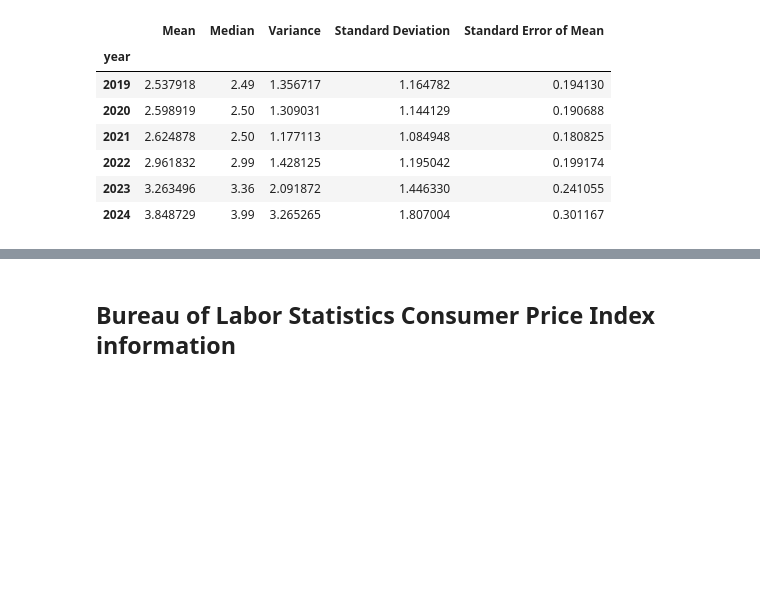
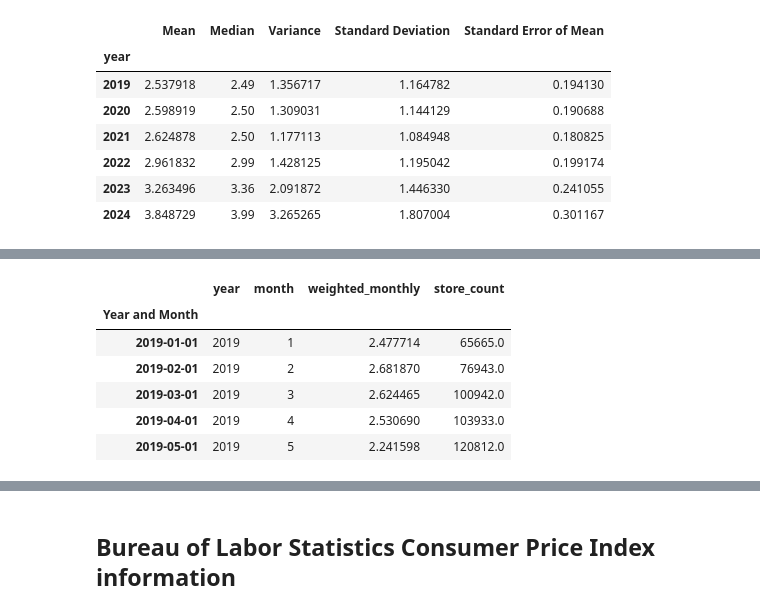
Before and after one commit to country4livin/Project-1-Repo, a Jupyter notebook: 5-yr_cost_of_eggs.ipynb, the cells around one changed output, grey strips where cells are left out. Saved outputs shown, nothing was run; the diff lists cells and outputs as text; code cells hidden in the pictures; blank space fills up the shorter version.

```diff
--- a/5-yr_cost_of_eggs.ipynb
+++ b/5-yr_cost_of_eggs.ipynb
@@ -252,0 +255,11 @@ plt.show()
+# %%
+# Print the dataframe for reference
+year_month_summary.head()
+# %% [output]
+|  | year | month | weighted_monthly | store_count |
+| Year and Month |  |  |  |  |
+| 2019-01-01 | 2019 | 1 | 2.477714 | 65665.0 |
+| 2019-02-01 | 2019 | 2 | 2.681870 | 76943.0 |
+| 2019-03-01 | 2019 | 3 | 2.624465 | 100942.0 |
+| 2019-04-01 | 2019 | 4 | 2.530690 | 103933.0 |
+| 2019-05-01 | 2019 | 5 | 2.241598 | 120812.0 |
```
Also changed, not shown: parts of 5 cells of this notebook.
